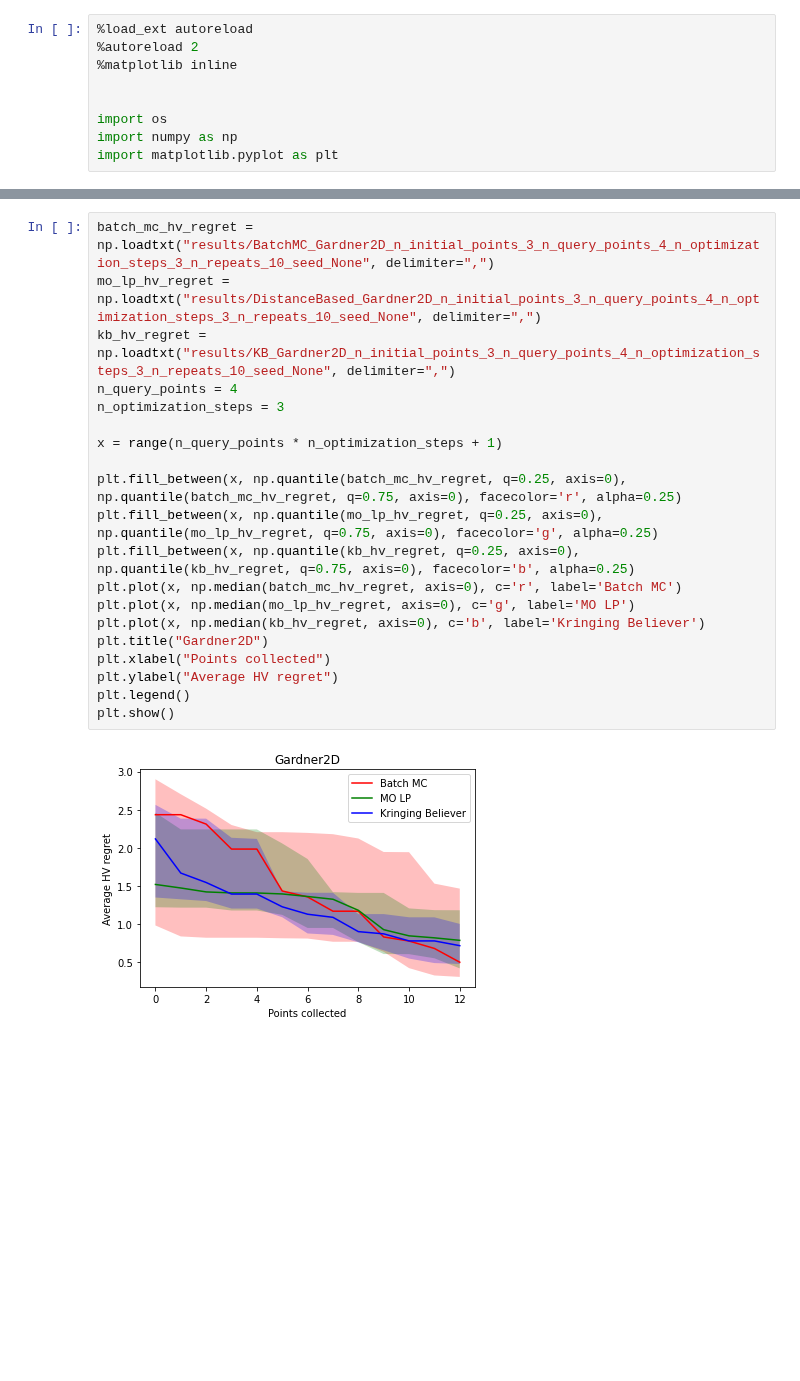
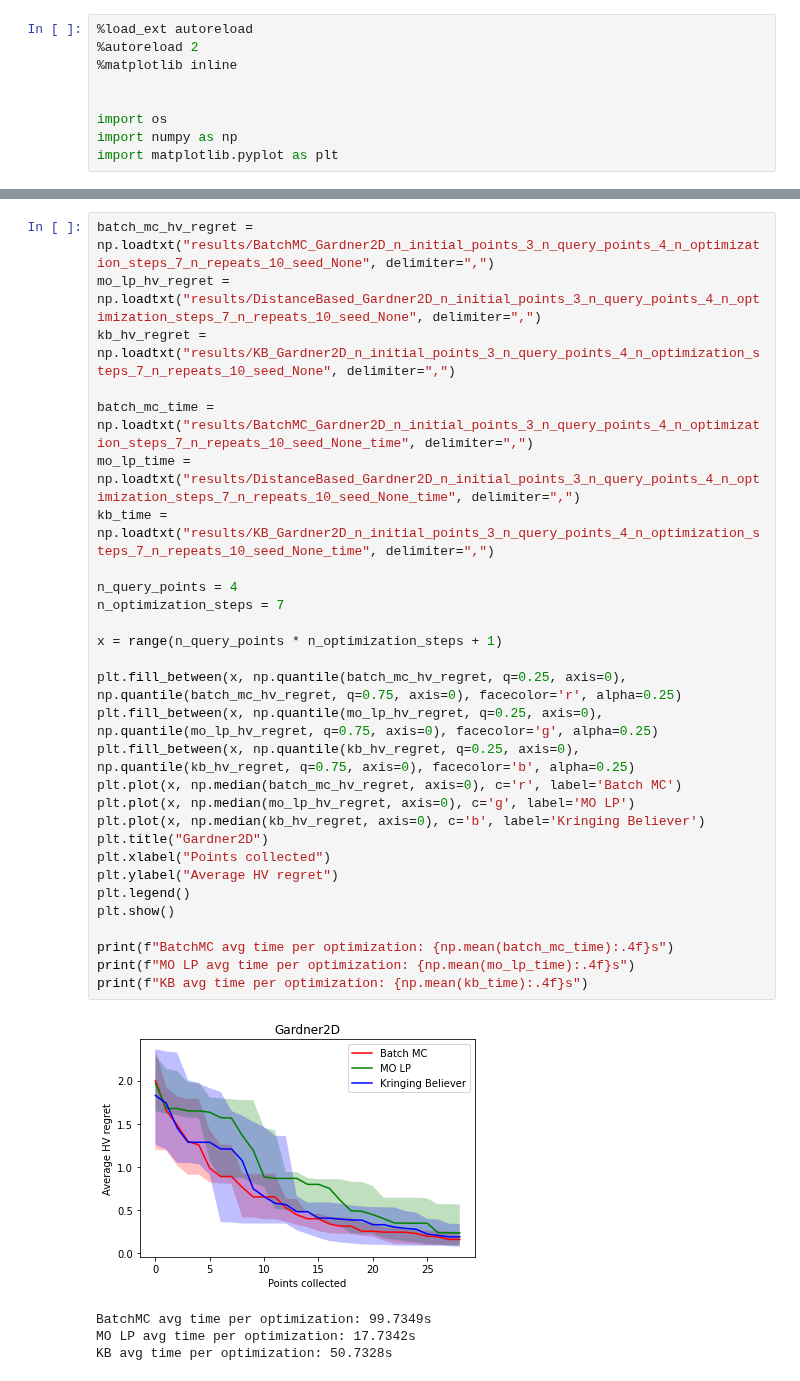
Before and after one commit to apaleyes/trieste, a Jupyter notebook: docs/notebooks/mo_lp/plot_results.ipynb, the cells around one changed output, grey strips where cells are left out. Saved outputs shown, nothing was run; the diff lists cells and outputs as text; blank space fills up the shorter version.

Commit message:
Longer optimization runs, time reporting

```diff
--- a/docs/notebooks/mo_lp/plot_results.ipynb
+++ b/docs/notebooks/mo_lp/plot_results.ipynb
@@ -32,23 +44,35 @@ plt.show()
 # %%
-batch_mc_hv_regret = np.loadtxt("results/BatchMC_Gardner2D_n_initial_points_3_n_query_points_4_n_optimization_steps_3_n_repeats_10_seed_None", delimiter=",")
-mo_lp_hv_regret = np.loadtxt("results/DistanceBased_Gardner2D_n_initial_points_3_n_query_points_4_n_optimization_steps_3_n_repeats_10_seed_None", delimiter=",")
-kb_hv_regret = np.loadtxt("results/KB_Gardner2D_n_initial_points_3_n_query_points_4_n_optimization_steps_3_n_repeats_10_seed_None", delimiter=",")
+batch_mc_hv_regret = np.loadtxt("results/BatchMC_Gardner2D_n_initial_points_3_n_query_points_4_n_optimization_steps_7_n_repeats_10_seed_None", delimiter=",")
+mo_lp_hv_regret = np.loadtxt("results/DistanceBased_Gardner2D_n_initial_points_3_n_query_points_4_n_optimization_steps_7_n_repeats_10_seed_None", delimiter=",")
+kb_hv_regret = np.loadtxt("results/KB_Gardner2D_n_initial_points_3_n_query_points_4_n_optimization_steps_7_n_repeats_10_seed_None", delimiter=",")
+
+batch_mc_time = np.loadtxt("results/BatchMC_Gardner2D_n_initial_points_3_n_query_points_4_n_optimization_steps_7_n_repeats_10_seed_None_time", delimiter=",")
+mo_lp_time = np.loadtxt("results/DistanceBased_Gardner2D_n_initial_points_3_n_query_points_4_n_optimization_steps_7_n_repeats_10_seed_None_time", delimiter=",")
+kb_time = np.loadtxt("results/KB_Gardner2D_n_initial_points_3_n_query_points_4_n_optimization_steps_7_n_repeats_10_seed_None_time", delimiter=",")
+
 n_query_points = 4
-n_optimization_steps = 3
+n_optimization_steps = 7
 
 x = range(n_query_points * n_optimization_steps + 1)
 
 plt.fill_between(x, np.quantile(batch_mc_hv_regret, q=0.25, axis=0), np.quantile(batch_mc_hv_regret, q=0.75, axis=0), facecolor='r', alpha=0.25)
 plt.fill_between(x, np.quantile(mo_lp_hv_regret, q=0.25, axis=0), np.quantile(mo_lp_hv_regret, q=0.75, axis=0), facecolor='g', alpha=0.25)
 plt.fill_between(x, np.quantile(kb_hv_regret, q=0.25, axis=0), np.quantile(kb_hv_regret, q=0.75, axis=0), facecolor='b', alpha=0.25)
 plt.plot(x, np.median(batch_mc_hv_regret, axis=0), c='r', label='Batch MC')
 plt.plot(x, np.median(mo_lp_hv_regret, axis=0), c='g', label='MO LP')
 plt.plot(x, np.median(kb_hv_regret, axis=0), c='b', label='Kringing Believer')
 plt.title("Gardner2D")
 plt.xlabel("Points collected")
 plt.ylabel("Average HV regret")
 plt.legend()
 plt.show()
+
+print(f"BatchMC avg time per optimization: {np.mean(batch_mc_time):.4f}s")
+print(f"MO LP avg time per optimization: {np.mean(mo_lp_time):.4f}s")
+print(f"KB avg time per optimization: {np.mean(kb_time):.4f}s")
 # %% [output]
-[figure, old version]
+[figure, new version]
+BatchMC avg time per optimization: 99.7349s
+MO LP avg time per optimization: 17.7342s
+KB avg time per optimization: 50.7328s
 # %%
```
Also changed, not shown: parts of 4 cells of this notebook, 34 other files.
